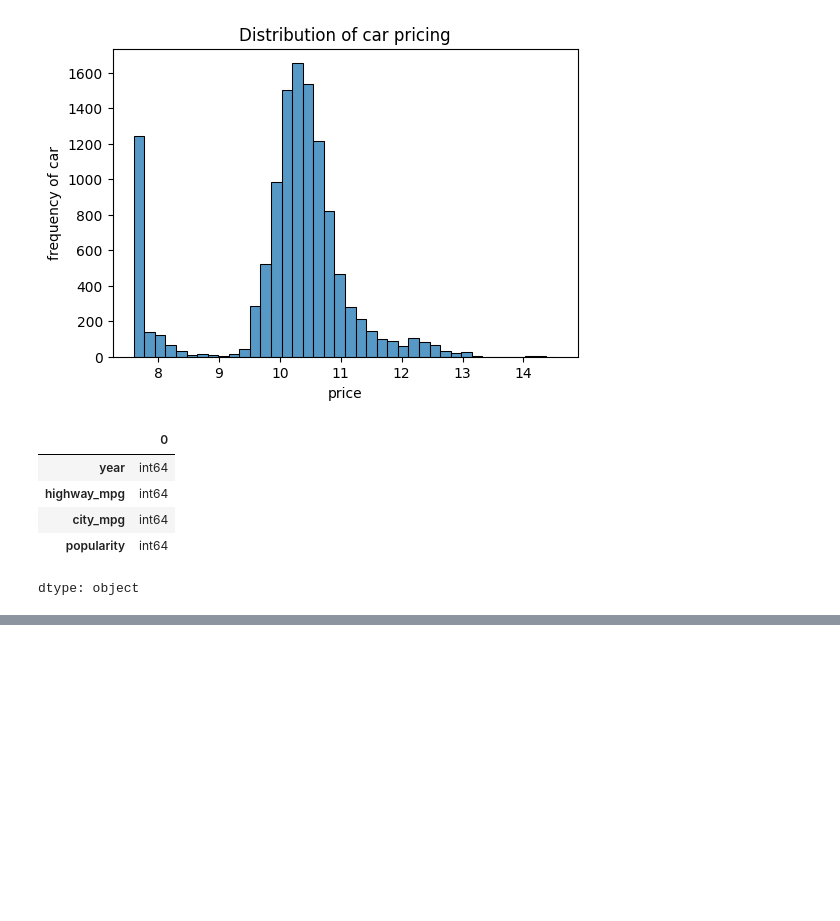
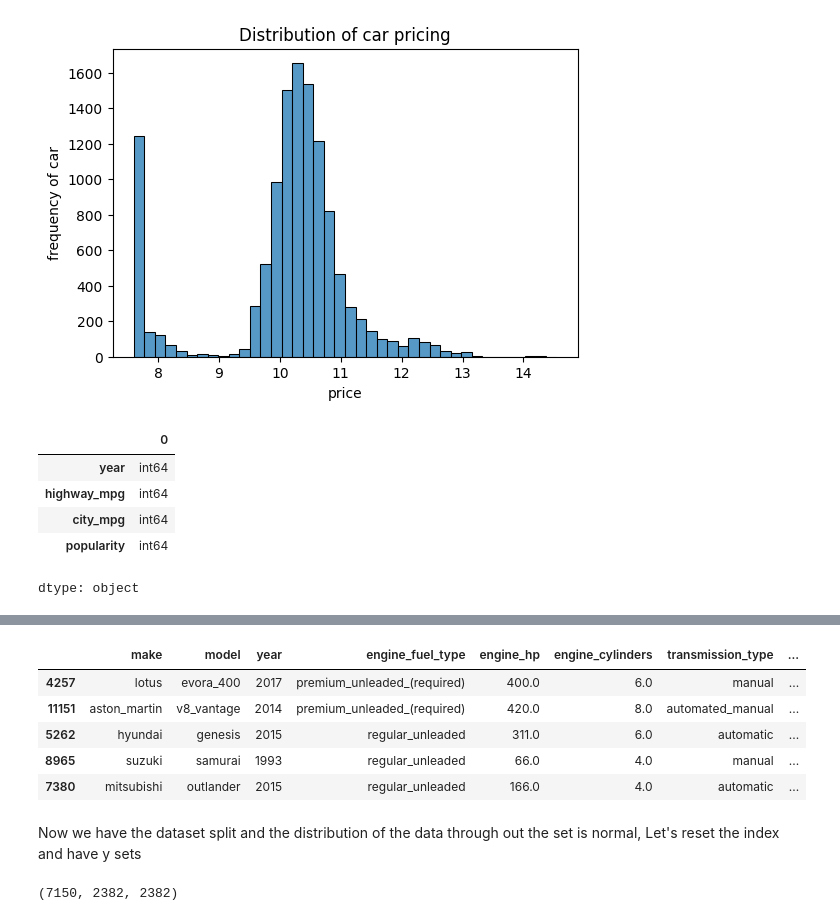
Before and after one commit to Sonu-Surendran/Machine_Learning, a Jupyter notebook: course2/ml_car_price.ipynb, the cells around one changed output, grey strips where cells are left out. Saved outputs shown, nothing was run; the diff lists cells and outputs as text; code cells hidden in the pictures; blank space fills up the shorter version.

```diff
--- a/course2/ml_car_price.ipynb
+++ b/course2/ml_car_price.ipynb
@@ -117,0 +244,15 @@ dtype: object
+# %%
+df_val.head()
+# %% [output]
+|  | make | model | year | engine_fuel_type | engine_hp | engine_cylinders | transmission_type | ... |
+| 4257 | lotus | evora_400 | 2017 | premium_unleaded_(required) | 400.0 | 6.0 | manual | ... |
+| 11151 | aston_martin | v8_vantage | 2014 | premium_unleaded_(required) | 420.0 | 8.0 | automated_manual | ... |
+| 5262 | hyundai | genesis | 2015 | regular_unleaded | 311.0 | 6.0 | automatic | ... |
+| 8965 | suzuki | samurai | 1993 | regular_unleaded | 66.0 | 4.0 | manual | ... |
+| 7380 | mitsubishi | outlander | 2015 | regular_unleaded | 166.0 | 4.0 | automatic | ... |
+# %% [markdown]
+Now we have the dataset split and the distribution of the data through out the set is normal, Let's reset the index and have y sets
+# %%
+len(df_train), len(df_val), len(df_test)
+# %% [output]
+(7150, 2382, 2382)
```
Also changed, not shown: parts of 32 cells of this notebook.
